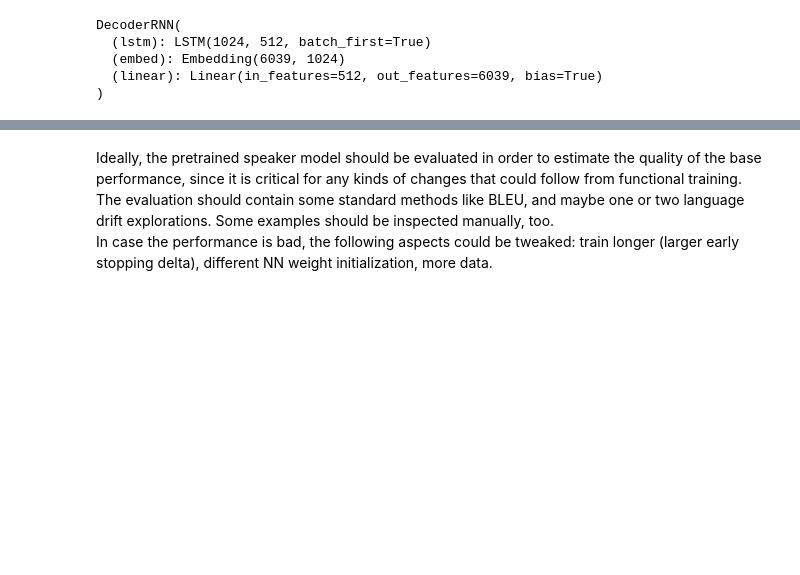
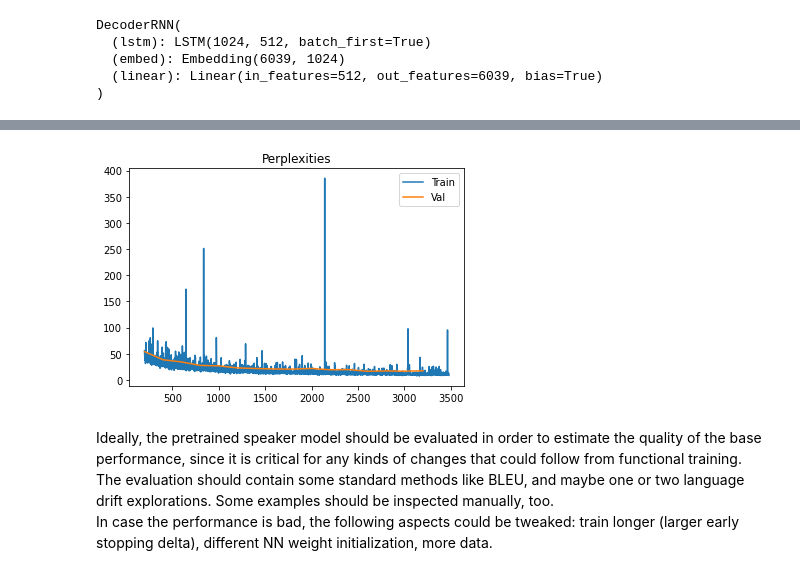
Before and after one commit to polina-tsvilodub/mSc-thesis, a Jupyter notebook: code/src/notebooks/baseline_exploration.ipynb, the cells around one changed output, grey strips where cells are left out. Saved outputs shown, nothing was run; the diff lists cells and outputs as text; code cells hidden in the pictures; blank space fills up the shorter version.

```diff
--- a/code/src/notebooks/baseline_exploration.ipynb
+++ b/code/src/notebooks/baseline_exploration.ipynb
@@ -1442,3 +1481,13 @@ example sentence:
+# %%
+val_perplexities = [np.exp(x) for x in val_losses["val_losses"]]
+
+plt.plot(list(range(0, len(train_losses["perplexities"])))[200:], train_losses['perplexities'][200:], label="Train")
+plt.plot(val_steps, val_perplexities, label="Val")
+plt.legend()
+plt.title("Perplexities")
+plt.show()
+# %% [output]
+[figure, added]
 # %% [markdown]
 Ideally, the pretrained speaker model should be evaluated in order to estimate the quality of the base performance, since it is critical for any kinds of changes that could follow from functional training. The evaluation should contain some standard methods like BLEU, and maybe one or two language drift explorations. Some examples should be inspected manually, too.
 In case the performance is bad, the following aspects could be tweaked: train longer (larger early stopping delta), different NN weight initialization, more data.
```
Also changed, not shown: parts of 12 cells of this notebook, 4 other files.
